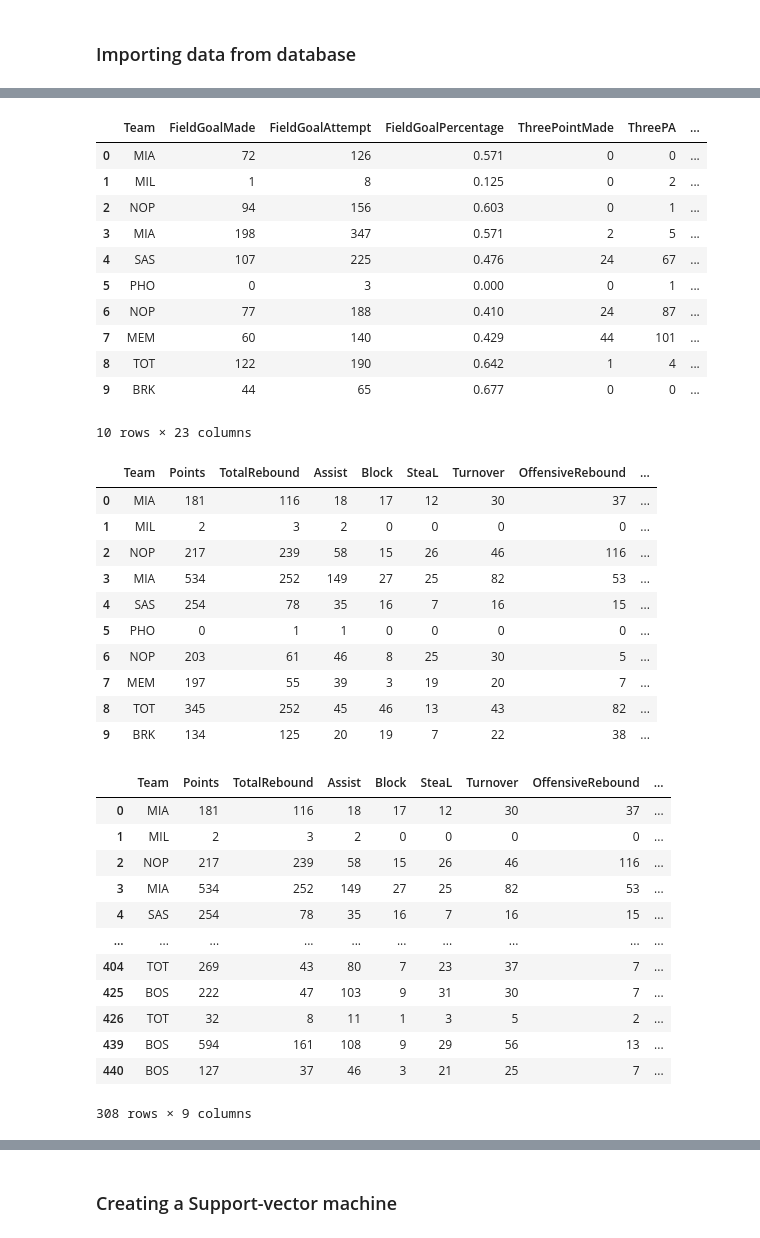
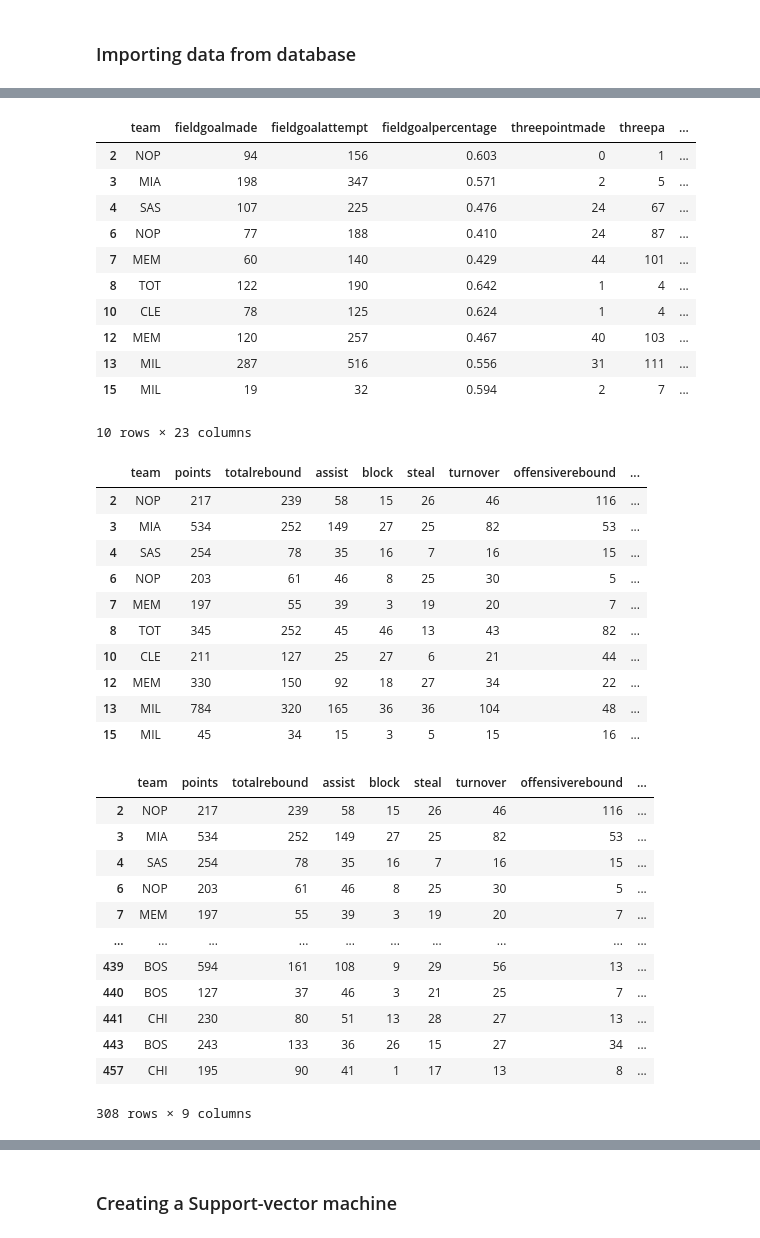
Before and after one commit to JmSambajon/group5-project, a Jupyter notebook: Simple Model for Segment 1.ipynb, the cells around one changed output, grey strips where cells are left out. Cells and saved outputs as stored; diff of their text form; code cells hidden in the pictures.

```diff
--- a/Simple Model for Segment 1.ipynb
+++ b/Simple Model for Segment 1.ipynb
@@ -88,20 +110,19 @@ Points                     int64
 dtype: object
 # %%
 # Dropping noisy data
-df = df.drop(["player", "Pos", "Age", "GameStarted", "MinutesPlayed", "Game"], axis=1)
-
+df = df.drop(["player", "pos", "age", "gamestarted", "minutesplayed", "game"], axis=1)
 
 df.head(10)
 # %% [output]
-|  | Team | FieldGoalMade | FieldGoalAttempt | FieldGoalPercentage | ThreePointMade | ThreePA | ... |
-| 0 | MIA | 72 | 126 | 0.571 | 0 | 0 | ... |
-| 1 | MIL | 1 | 8 | 0.125 | 0 | 2 | ... |
+|  | team | fieldgoalmade | fieldgoalattempt | fieldgoalpercentage | threepointmade | threepa | ... |
 | 2 | NOP | 94 | 156 | 0.603 | 0 | 1 | ... |
 | 3 | MIA | 198 | 347 | 0.571 | 2 | 5 | ... |
 | 4 | SAS | 107 | 225 | 0.476 | 24 | 67 | ... |
-| 5 | PHO | 0 | 3 | 0.000 | 0 | 1 | ... |
 | 6 | NOP | 77 | 188 | 0.410 | 24 | 87 | ... |
 | 7 | MEM | 60 | 140 | 0.429 | 44 | 101 | ... |
 | 8 | TOT | 122 | 190 | 0.642 | 1 | 4 | ... |
-| 9 | BRK | 44 | 65 | 0.677 | 0 | 0 | ... |
+| 10 | CLE | 78 | 125 | 0.624 | 1 | 4 | ... |
+| 12 | MEM | 120 | 257 | 0.467 | 40 | 103 | ... |
+| 13 | MIL | 287 | 516 | 0.556 | 31 | 111 | ... |
+| 15 | MIL | 19 | 32 | 0.594 | 2 | 7 | ... |
 10 rows × 23 columns
@@ -111,31 +129,34 @@ new_df = df[["Team", "Points", "TotalRebound", "Assist", "Block", "SteaL", "Turn
+# %%
+# New df
+new_df = df[["team", "points", "totalrebound", "assist", "block", "steal", "turnover", "offensiverebound", "deffensiverebound"]]
 # %%
 new_df.head(10)
 # %% [output]
-|  | Team | Points | TotalRebound | Assist | Block | SteaL | Turnover | OffensiveRebound | ... |
-| 0 | MIA | 181 | 116 | 18 | 17 | 12 | 30 | 37 | ... |
-| 1 | MIL | 2 | 3 | 2 | 0 | 0 | 0 | 0 | ... |
+|  | team | points | totalrebound | assist | block | steal | turnover | offensiverebound | ... |
 | 2 | NOP | 217 | 239 | 58 | 15 | 26 | 46 | 116 | ... |
 | 3 | MIA | 534 | 252 | 149 | 27 | 25 | 82 | 53 | ... |
 | 4 | SAS | 254 | 78 | 35 | 16 | 7 | 16 | 15 | ... |
-| 5 | PHO | 0 | 1 | 1 | 0 | 0 | 0 | 0 | ... |
 | 6 | NOP | 203 | 61 | 46 | 8 | 25 | 30 | 5 | ... |
 | 7 | MEM | 197 | 55 | 39 | 3 | 19 | 20 | 7 | ... |
 | 8 | TOT | 345 | 252 | 45 | 46 | 13 | 43 | 82 | ... |
-| 9 | BRK | 134 | 125 | 20 | 19 | 7 | 22 | 38 | ... |
+| 10 | CLE | 211 | 127 | 25 | 27 | 6 | 21 | 44 | ... |
+| 12 | MEM | 330 | 150 | 92 | 18 | 27 | 34 | 22 | ... |
+| 13 | MIL | 784 | 320 | 165 | 36 | 36 | 104 | 48 | ... |
+| 15 | MIL | 45 | 34 | 15 | 3 | 5 | 15 | 16 | ... |
 # %%
-df2 = new_df.groupby("Team")
+df2 = new_df.groupby("team")
 df2.head(10)
 # %% [output]
-|  | Team | Points | TotalRebound | Assist | Block | SteaL | Turnover | OffensiveRebound | ... |
-| 0 | MIA | 181 | 116 | 18 | 17 | 12 | 30 | 37 | ... |
-| 1 | MIL | 2 | 3 | 2 | 0 | 0 | 0 | 0 | ... |
+|  | team | points | totalrebound | assist | block | steal | turnover | offensiverebound | ... |
 | 2 | NOP | 217 | 239 | 58 | 15 | 26 | 46 | 116 | ... |
 | 3 | MIA | 534 | 252 | 149 | 27 | 25 | 82 | 53 | ... |
 | 4 | SAS | 254 | 78 | 35 | 16 | 7 | 16 | 15 | ... |
+| 6 | NOP | 203 | 61 | 46 | 8 | 25 | 30 | 5 | ... |
+| 7 | MEM | 197 | 55 | 39 | 3 | 19 | 20 | 7 | ... |
 | ... | ... | ... | ... | ... | ... | ... | ... | ... | ... |
-| 404 | TOT | 269 | 43 | 80 | 7 | 23 | 37 | 7 | ... |
-| 425 | BOS | 222 | 47 | 103 | 9 | 31 | 30 | 7 | ... |
-| 426 | TOT | 32 | 8 | 11 | 1 | 3 | 5 | 2 | ... |
 | 439 | BOS | 594 | 161 | 108 | 9 | 29 | 56 | 13 | ... |
 | 440 | BOS | 127 | 37 | 46 | 3 | 21 | 25 | 7 | ... |
+| 441 | CHI | 230 | 80 | 51 | 13 | 28 | 27 | 13 | ... |
+| 443 | BOS | 243 | 133 | 36 | 26 | 15 | 27 | 34 | ... |
+| 457 | CHI | 195 | 90 | 41 | 1 | 17 | 13 | 8 | ... |
 308 rows × 9 columns
```
Also changed, not shown: parts of 29 cells of this notebook.
